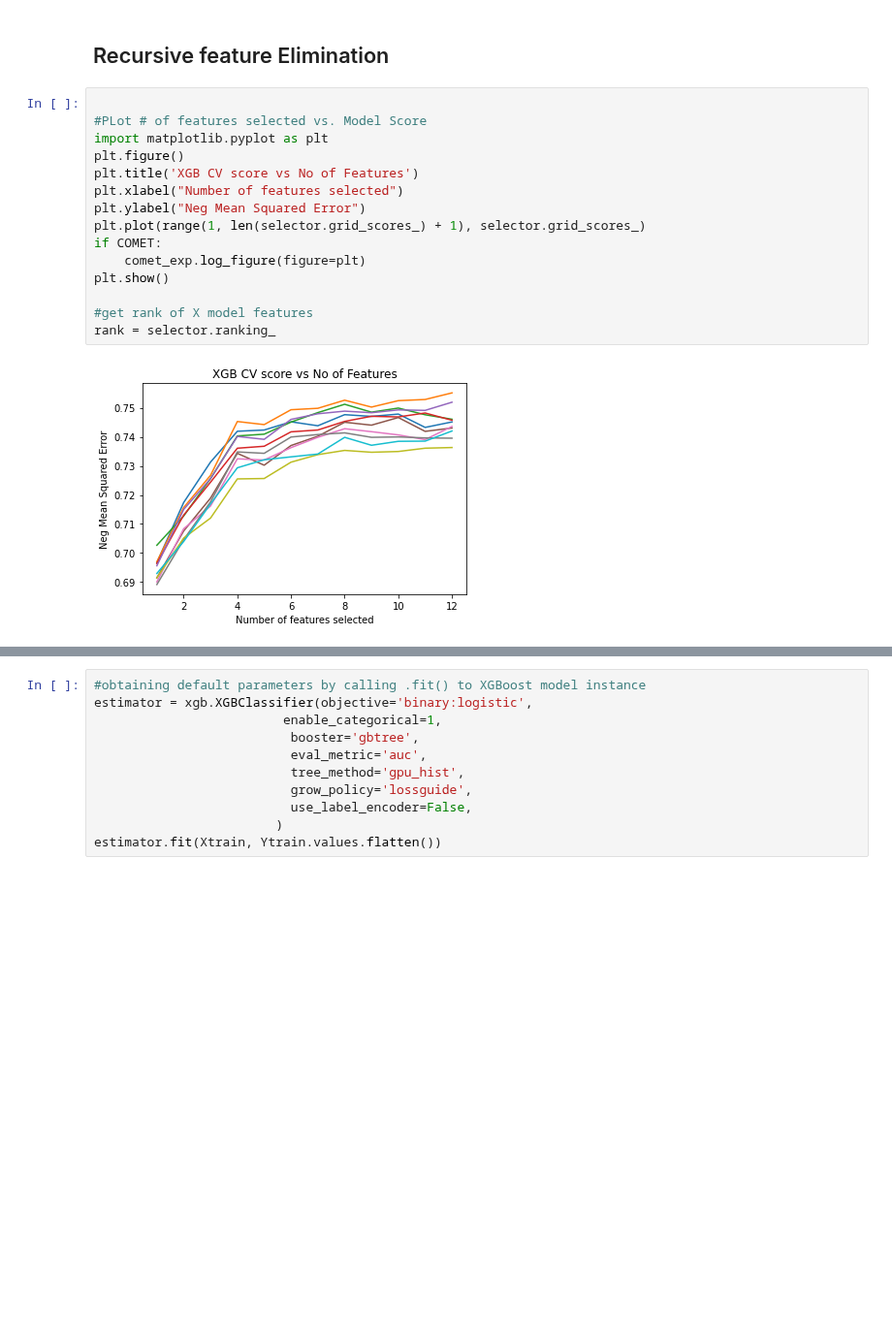
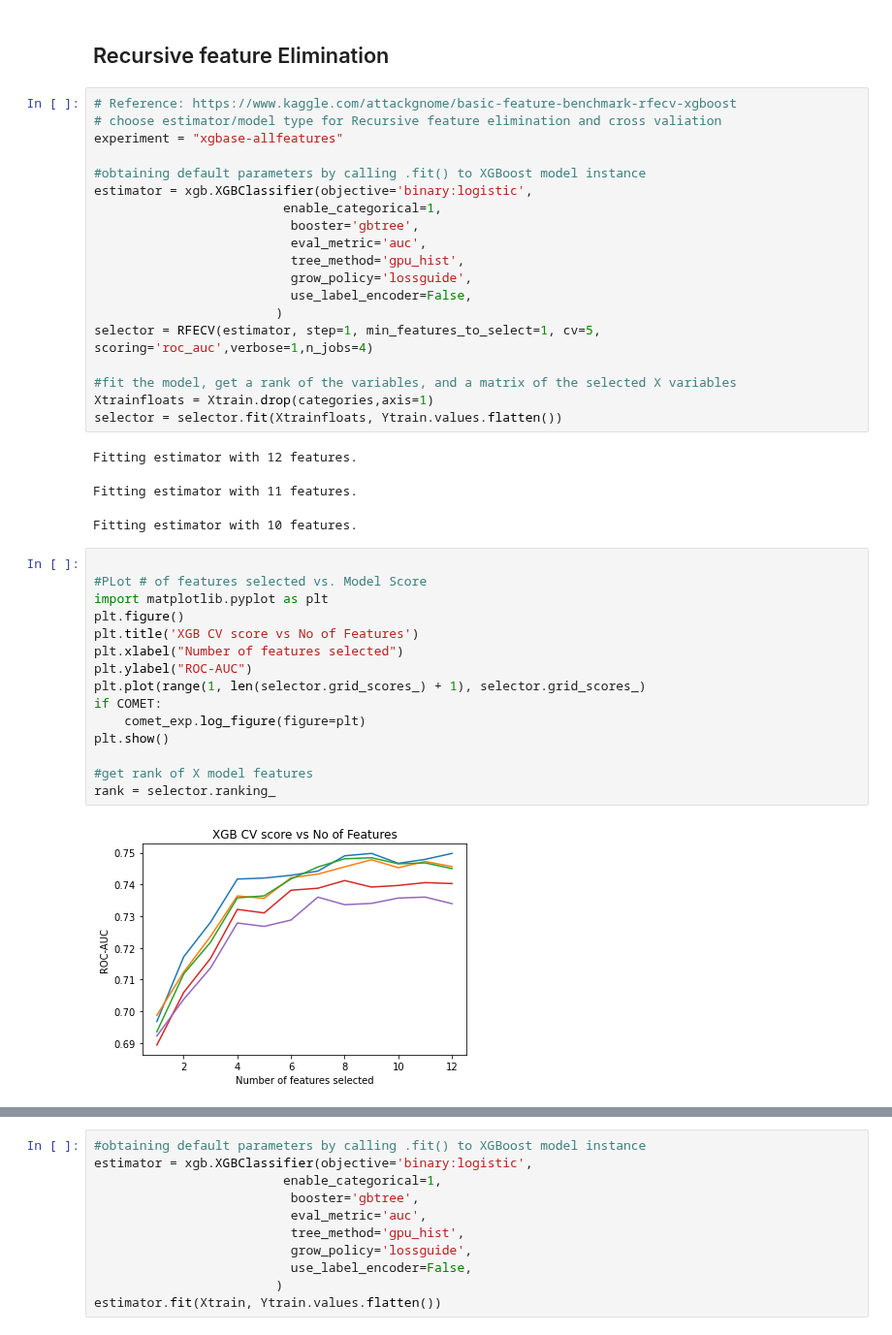
Before and after one commit to M0rph3e/ift6758-project-main, a Jupyter notebook: notebooks/XGBoost_question5.ipynb, the cells around one changed output, grey strips where cells are left out. Shown at 97% size. Cells and saved outputs as stored; diff of their text form; blank space fills up the shorter version.

```diff
--- a/notebooks/XGBoost_question5.ipynb
+++ b/notebooks/XGBoost_question5.ipynb
@@ -250,22 +317,45 @@ Fitting estimator with 9 features.
 # %% [markdown]
 ## Recursive feature Elimination
+# %%
+# Reference: https://www.kaggle.com/attackgnome/basic-feature-benchmark-rfecv-xgboost
+# choose estimator/model type for Recursive feature elimination and cross valiation
+experiment = "xgbase-allfeatures"
+
+#obtaining default parameters by calling .fit() to XGBoost model instance
+estimator = xgb.XGBClassifier(objective='binary:logistic',
+                         enable_categorical=1,
+                          booster='gbtree',
+                          eval_metric='auc',
+                          tree_method='gpu_hist',
+                          grow_policy='lossguide',
+                          use_label_encoder=False,
+                        )
+selector = RFECV(estimator, step=1, min_features_to_select=1, cv=5, scoring='roc_auc',verbose=1,n_jobs=4)
+
+#fit the model, get a rank of the variables, and a matrix of the selected X variables
+Xtrainfloats = Xtrain.drop(categories,axis=1)
+selector = selector.fit(Xtrainfloats, Ytrain.values.flatten())
+# %% [output]
+Fitting estimator with 12 features.
+Fitting estimator with 11 features.
+Fitting estimator with 10 features.
 # %%
 
 #PLot # of features selected vs. Model Score
 import matplotlib.pyplot as plt
 plt.figure()
 plt.title('XGB CV score vs No of Features')
 plt.xlabel("Number of features selected")
-plt.ylabel("Neg Mean Squared Error")
+plt.ylabel("ROC-AUC")
 plt.plot(range(1, len(selector.grid_scores_) + 1), selector.grid_scores_)
 if COMET:
     comet_exp.log_figure(figure=plt)
 plt.show()
 
 #get rank of X model features
 rank = selector.ranking_
 # %% [output]
-[figure, old version]
+[figure, new version]
 # %%
 Xtrainfloats.columns[selector.support_]
 # %% [output]
```
Also changed, not shown: parts of 34 cells of this notebook, 11 other files.
